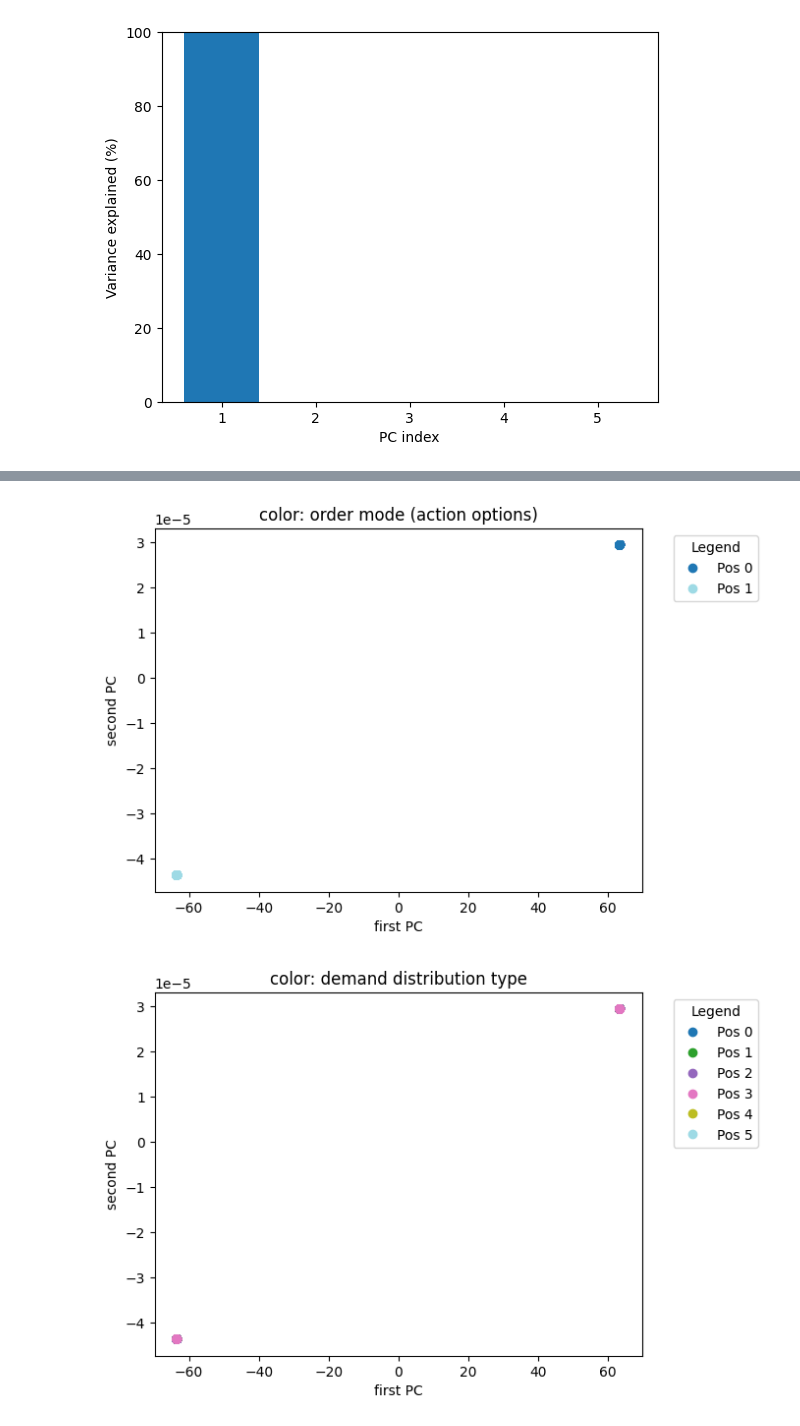
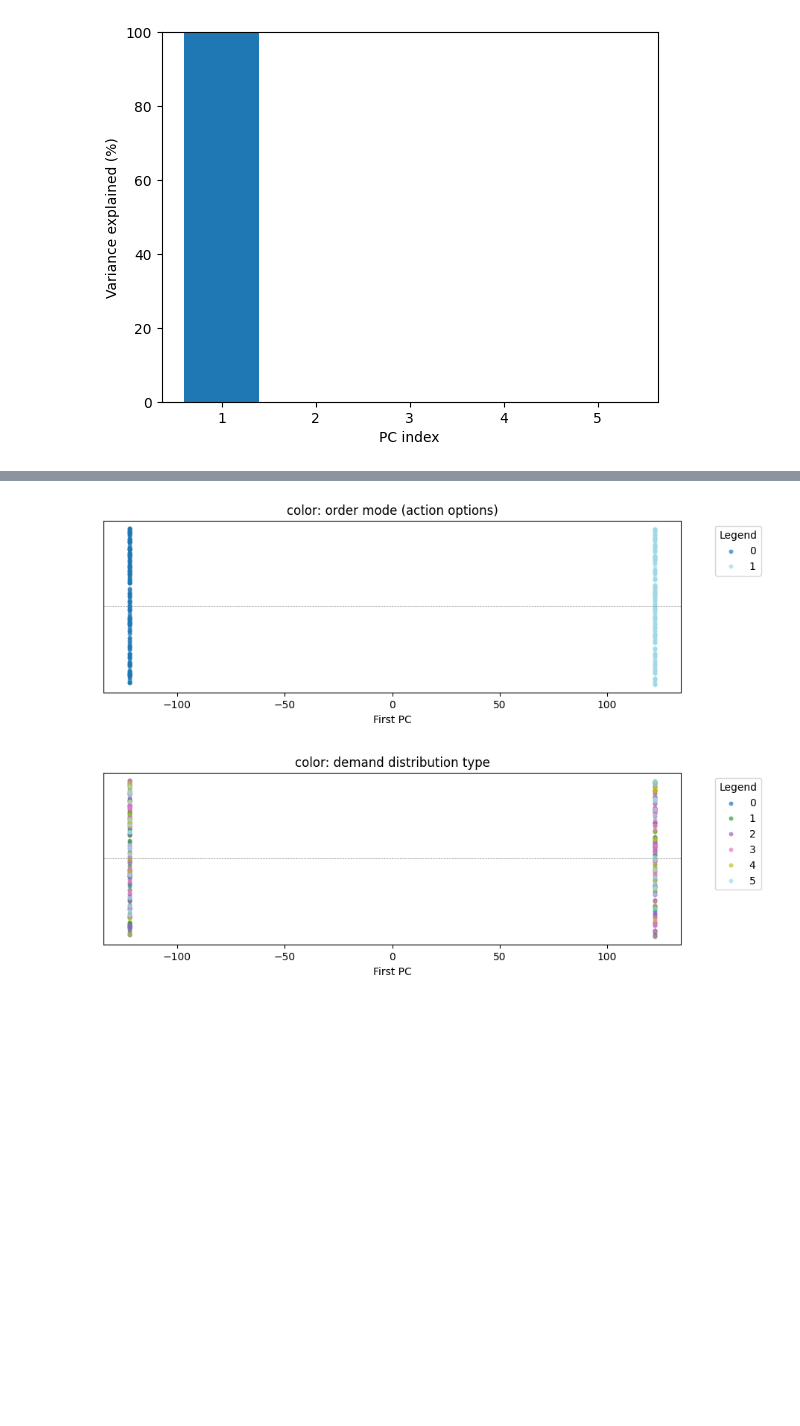
Before and after one commit to keverage-guan/cos435_final_project, a Jupyter notebook: language_emergence/src/models/inventory_sae_test.ipynb, the cells around one changed output, grey strips where cells are left out. Saved outputs shown, nothing was run; the diff lists cells and outputs as text; code cells hidden in the pictures; blank space fills up the shorter version.

Commit message:
fixed labels

```diff
--- a/language_emergence/src/models/inventory_sae_test.ipynb
+++ b/language_emergence/src/models/inventory_sae_test.ipynb
@@ -34,7 +35,7 @@ inventory_dim = 8
 K = 5
 lr = 5e-4
 batch_size = 10
-gamma_sparse = 1/20*mt.sqrt(16*in_channels/K)
+gamma_sparse = 1/100*mt.sqrt(64*in_channels/K)
 train_epochs = 500
 # %%
 # 1. Setup Base Directory (adjust the '..' levels to match your project structure)
@@ -188,17 +189,10 @@ for d_idx, demand_cfg in enumerate(DEMAND_DISTRIBUTIONS):
 
 
 def reorder_point(q_mat, grid_dim):
-    """
-    Lowest inventory level at which the greedy action is 0 (no order).
-    Proxy for the average supply level the agent tries to stay at:
-    below this point it always orders, above it it doesn't need to.
-    Returns an integer in [0, n_states-1].
-    """
-    q_flat = q_mat.view(q_mat.shape[0], -1)   # (n_actions, n_states)
-    best_a = q_flat.argmax(dim=0)              # (n_states,)
-    no_order_states = (best_a == 0).nonzero(as_tuple=True)[0]
-    return no_order_states[0].item() if len(no_order_states) > 0 else grid_dim ** 2 - 1
-
+    q_flat = q_mat.view(4, grid_dim ** 2)   # (4, 16)
+    best_a = q_flat.argmax(dim=0)           # (16,) — best action per state
+    order_states = (best_a > 0).nonzero(as_tuple=True)[0]  # states where ordering is best
+    return order_states[-1].item() if len(order_states) > 0 else 0
 
 msgs, order_mode_labels, dist_type_labels, target_inv_labels = [], [], [], []
 
@@ -222,14 +274,18 @@ plot_pca_variance(pca)
 # %%
+import utils.plotting
+importlib.reload(utils.plotting)
+from utils.plotting import plot_pca_1d_by_label
+
 # convert strings to integer codes for matplotlib
 unique_modes = sorted(set(order_mode_labels))
 mode_codes = [unique_modes.index(l) for l in order_mode_labels]
 
 unique_dists = sorted(set(dist_type_labels))
 dist_codes = [unique_dists.index(l) for l in dist_type_labels]
 
-plot_pca_by_label(pca_result, mode_codes,  "color: order mode (action options)")
-plot_pca_by_label(pca_result, dist_codes,  "color: demand distribution type")
-plot_pca_by_label(pca_result, target_inv_labels, "color: reorder point (target supply level)")
+plot_pca_1d_by_label(pca_result, mode_codes,  "color: order mode (action options)")
+plot_pca_1d_by_label(pca_result, dist_codes,  "color: demand distribution type")
+plot_pca_1d_by_label(pca_result, target_inv_labels, "color: reorder point (target supply level)")
 # %% [output]
-[figure, old version]
+[figure, new version]
-[figure, old version]
+[figure, new version]
```
Also changed, not shown: parts of 5 cells of this notebook, 14 other files.
